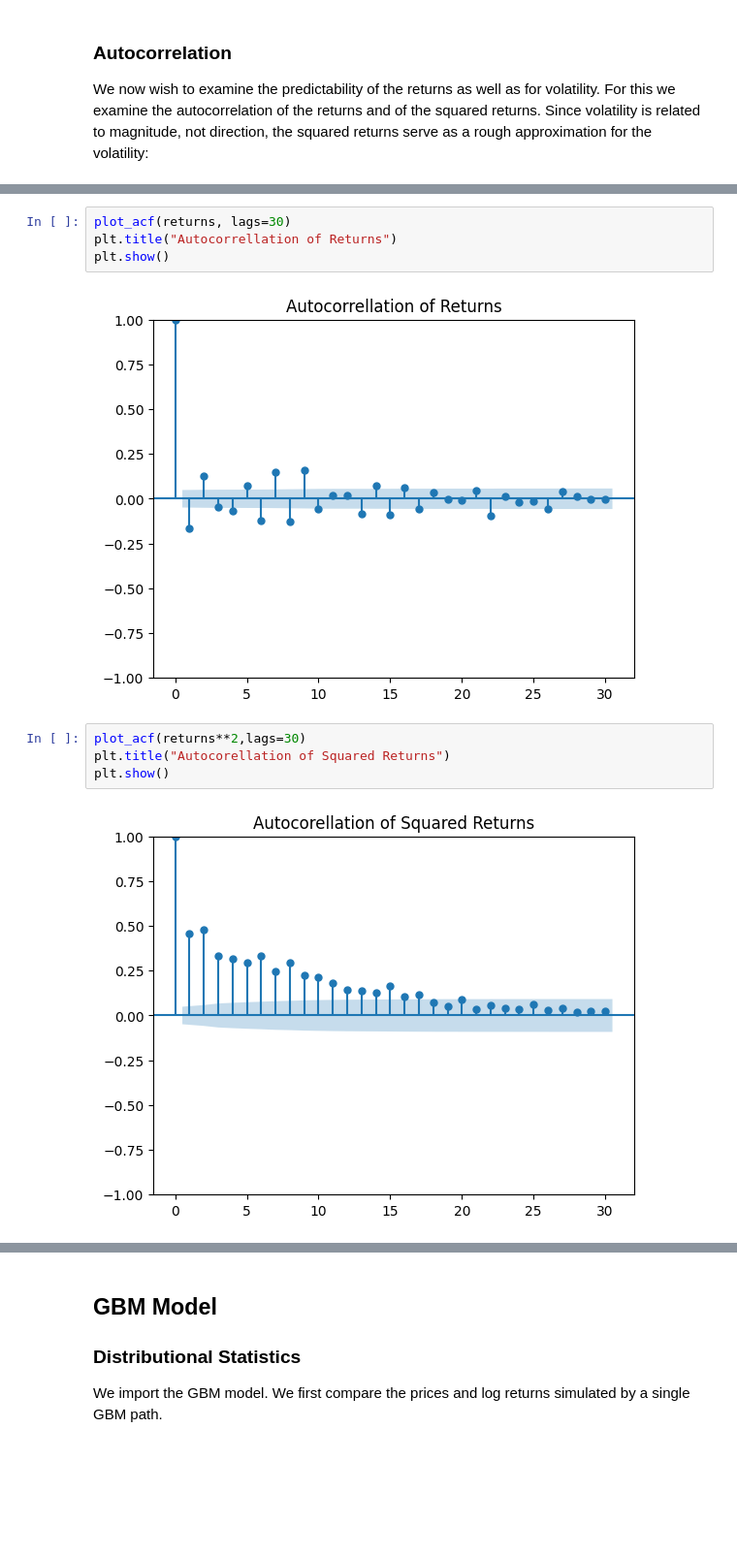
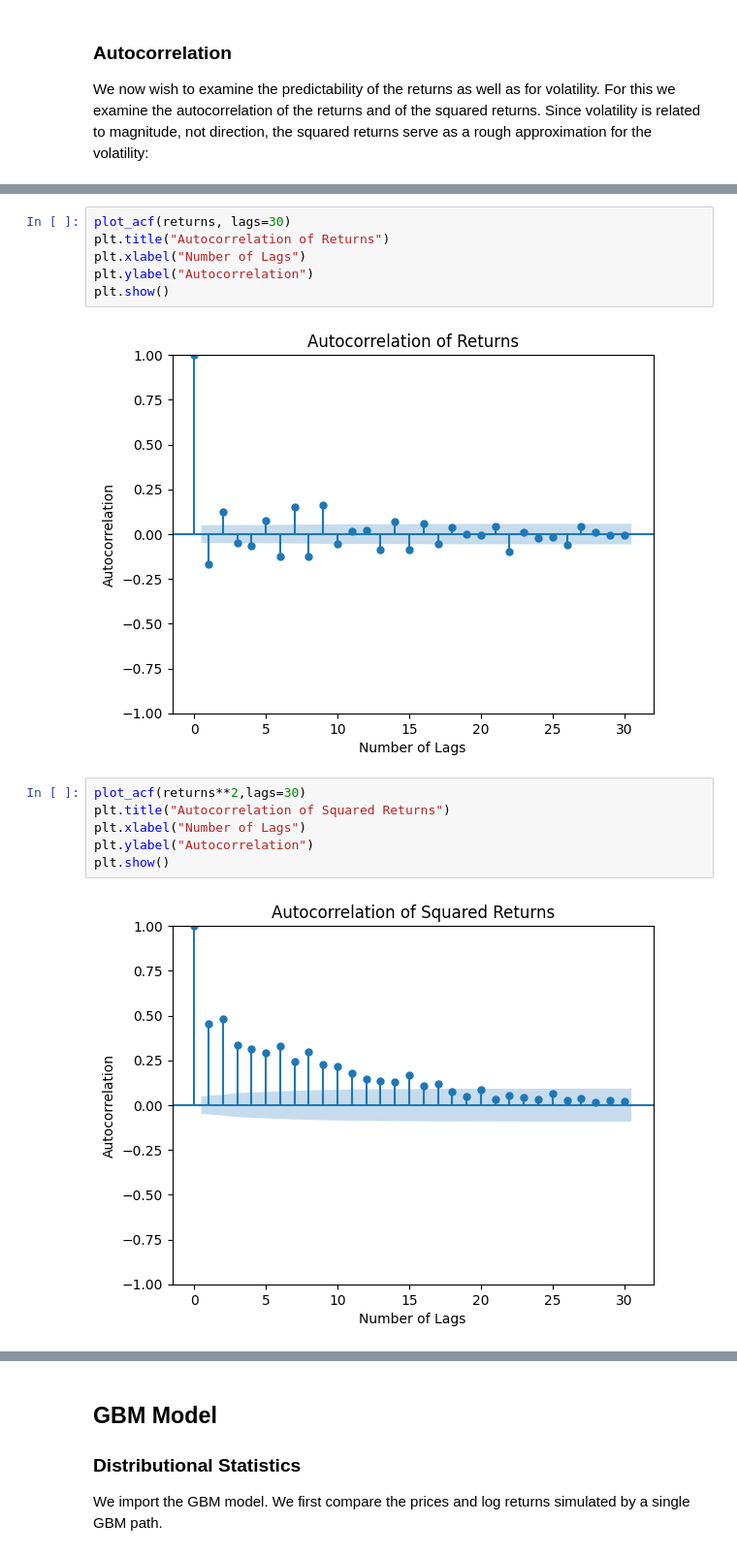
Before and after one commit to noellerpaula/gbm_vs_sp500, a Jupyter notebook: notebooks/analysis.ipynb, the cells around one changed output, grey strips where cells are left out. Shown at 97% size. Drawn from its saved outputs; the diff is of its cells as text; blank space fills up the shorter version.

```diff
--- a/notebooks/analysis.ipynb
+++ b/notebooks/analysis.ipynb
@@ -127,15 +126,19 @@ Autocorellation of squared returns: 0.45483014894810536
 # %%
 plot_acf(returns, lags=30)
-plt.title("Autocorrellation of Returns")
+plt.title("Autocorrelation of Returns")
+plt.xlabel("Number of Lags")
+plt.ylabel("Autocorrelation")
 plt.show()
 # %% [output]
-[figure, old version]
+[figure, new version]
 # %%
 plot_acf(returns**2,lags=30)
-plt.title("Autocorellation of Squared Returns")
+plt.title("Autocorrelation of Squared Returns")
+plt.xlabel("Number of Lags")
+plt.ylabel("Autocorrelation")
 plt.show()
 # %% [output]
-[figure, old version]
+[figure, new version]
 # %% [markdown]
 Comparing the two plots, we notice the ACF plot of the returns appears very noisy with no clear decay pattern. Despite having isolated statistically siginficant autocorellation values outside of the confidence window, the values are still small and are likely a result of noise. This suggests limited linear predictability in returns themselves.
 
```
Also changed, not shown: parts of 19 cells of this notebook, 1 other file.
